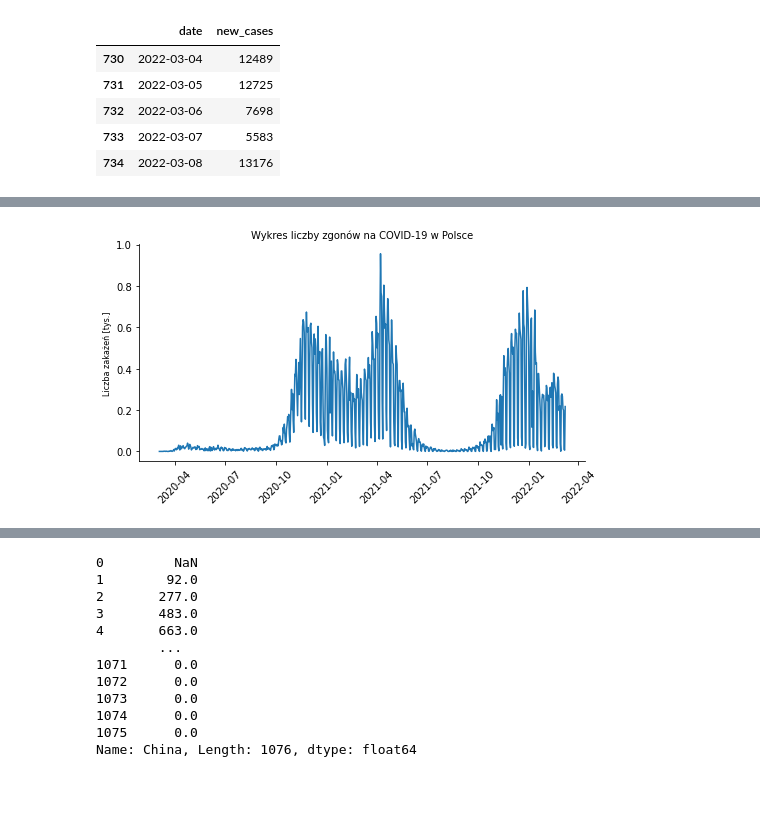
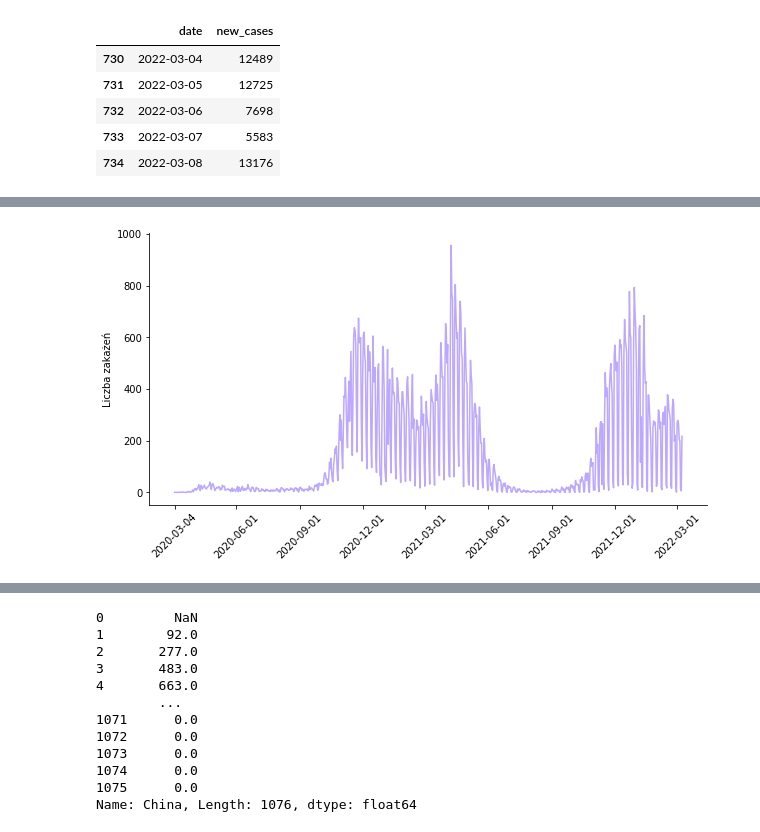
Before and after one commit to antoniperuzynski/BenfordsLaw, a Jupyter notebook: Benford_Law.ipynb, the cells around one changed output, grey strips where cells are left out. Cells and saved outputs as stored; diff of their text form; code cells hidden in the pictures; blank space fills up the shorter version.

```diff
--- a/Benford_Law.ipynb
+++ b/Benford_Law.ipynb
@@ -706,15 +650,21 @@ df_d['deaths']=df_d['deaths'].astype(int)
 # %%
 empirical_counts_deaths, empirical_frequency_deaths, total_count_deaths, digit_deaths = count_first_digit(df_d['deaths'])
-# %%
-plt.figure(figsize=(8, 4))
-plt.ylabel("Liczba zakażeń [tys.]", fontsize = 8)
-plt.xticks(rotation = 45)
-plt.title("Wykres liczby zgonów na COVID-19 w Polsce", fontsize = 10)
-plt.plot(df_d.date, df_d.deaths/1000)
-#plt.xlim([datetime.date(2020,3,4),datetime.date(2020, 10, 10)])
-ax = plt.gca()
-ax.spines['top'].set_visible(False)
-ax.spines['right'].set_visible(False);
-# %% [output]
-[figure, removed]
+# %%
+plt.figure(figsize=(10, 5))
+
+
+#plt.title(f"Wykres liczby zakażeń na COVID-19 w Polsce pomiędzy {df.date.iloc[0]} - {df.date.iloc[-1]}", fontsize = 10)
+plt.plot(df_d.date, df_d.deaths, '#bca8ff')
+#plt.xlim([datetime.date(2020,3,4),datetime.date(2020, 10, 10)])
+plt.xticks(rotation = 45)
+
+plt.ylabel("Liczba zakażeń", fontsize = 10)
+
+ax = plt.gca()
+list_x_tick = ["2020-03-04", "2020-06-01", "2020-09-01", "2020-12-01","2021-03-01" ,"2021-06-01" ,"2021-09-01", "2021-12-01","2022-03-01"]
+ax.set_xticks(list_x_tick)
+ax.spines['top'].set_visible(False)
+ax.spines['right'].set_visible(False);
+# %% [output]
+[figure, added]
 # %%
```
Also changed, not shown: parts of 18 cells of this notebook.
